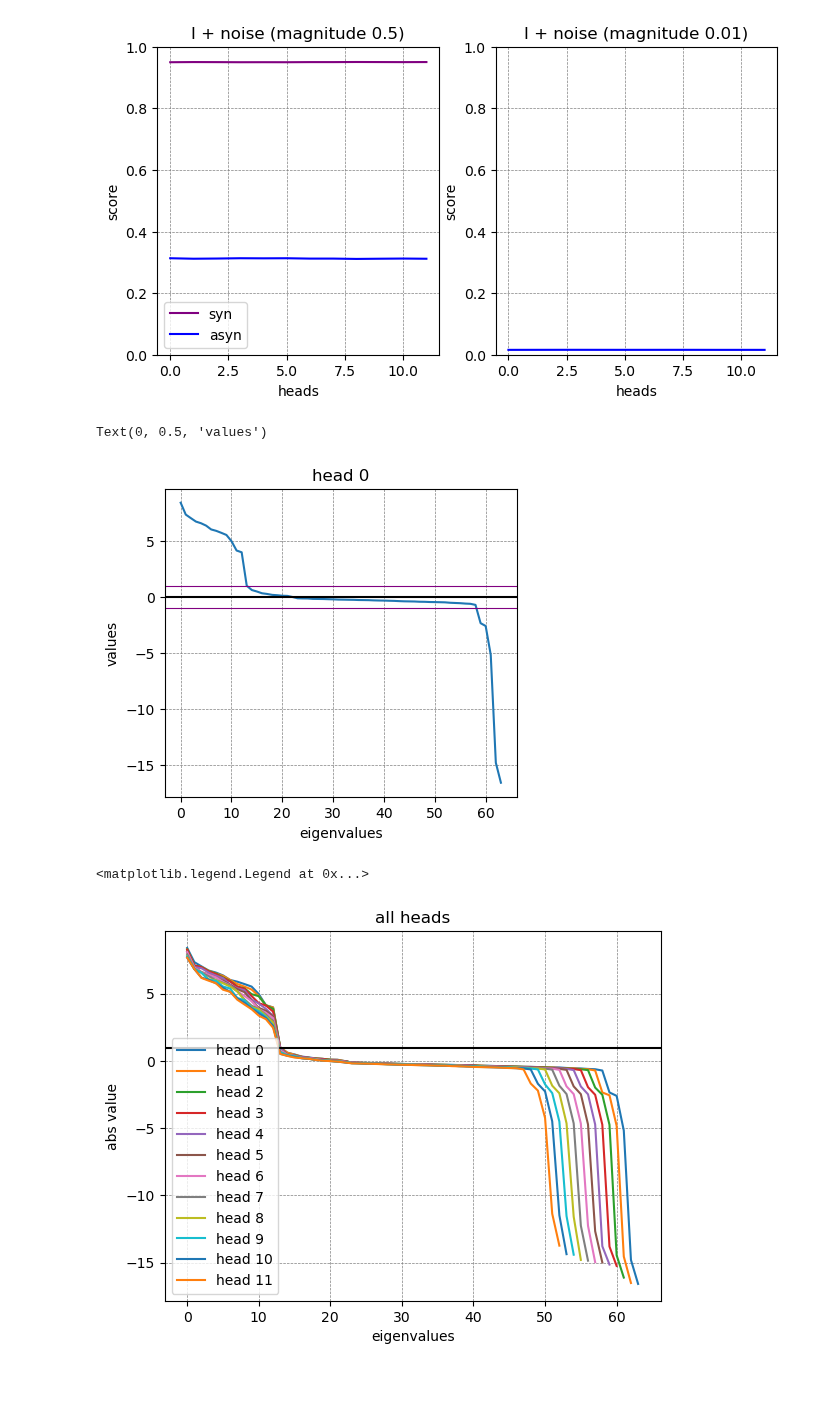
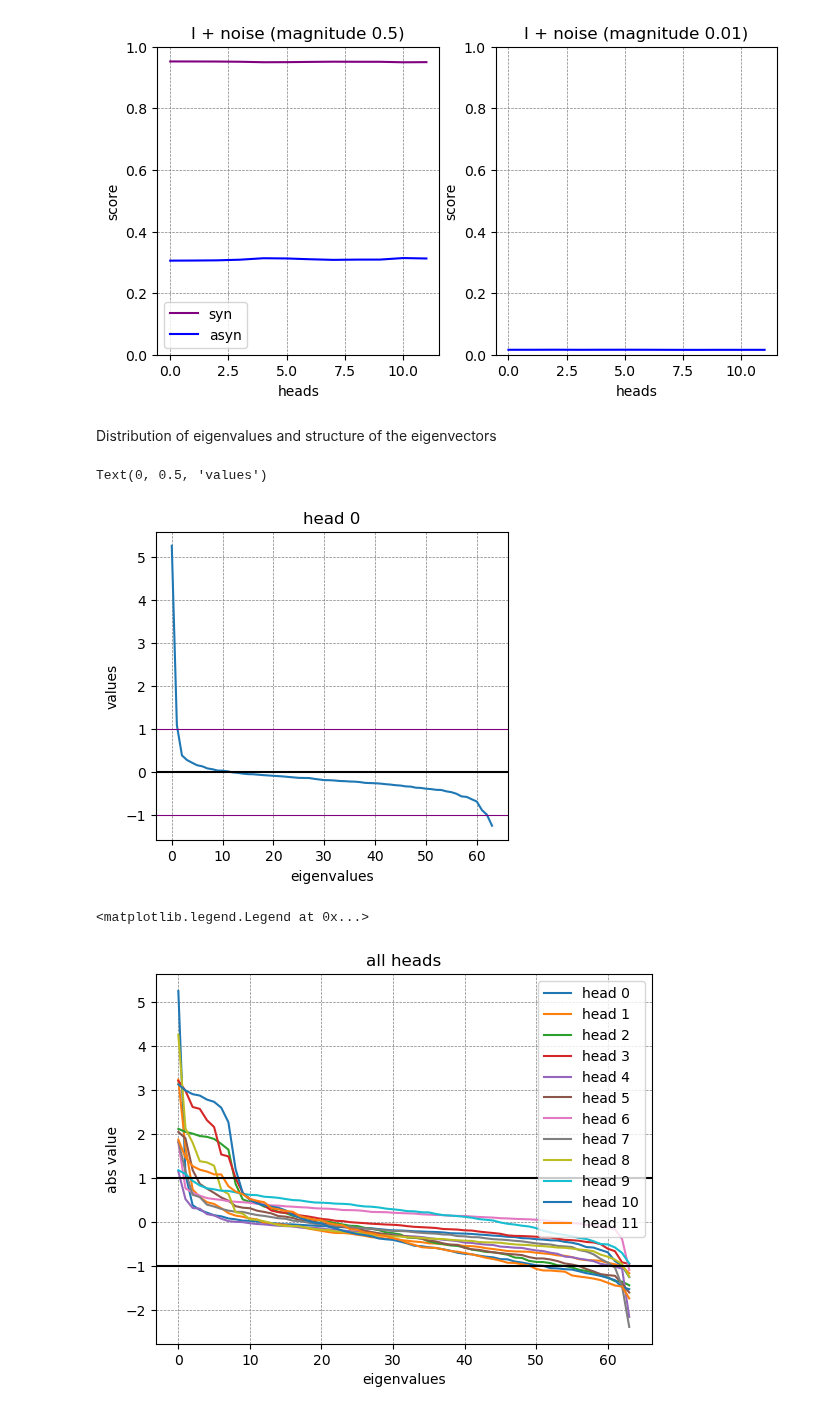
Before and after one commit to matteosaponati/attention-geometry, a Jupyter notebook: examples/BERT_quadratic_form.ipynb, the cells around one changed output. Drawn from its saved outputs; the diff is of its cells as text; code cells hidden in the pictures; blank space fills up the shorter version.

Commit message:
BERT: correct typo in quadratic form, add anaylsis on skew-sym part

```diff
--- a/examples/BERT_quadratic_form.ipynb
+++ b/examples/BERT_quadratic_form.ipynb
@@ -159,40 +157,44 @@ plt.ylim(0,1)
 plt.grid(color = 'gray', linestyle = '--', linewidth = 0.5)
 # %% [output]
 [figure]
+# %% [markdown]
+Distribution of eigenvalues and structure of the eigenvectors
 # %%
 def get_components(A):
     S = .5 * (A + A.T)
     N = .5 * (A - A.T)
     return S, N
 
-def get_blocks(h,dh,A):
+def get_blocks(d,dh,A):
     SList = []
     NList = []
-    for head in range(h):
-        S, N = get_components(A[ head:head+dh, head:head+dh ])
+    for head in range(0,d,dh):
+        S, N = get_components(A[head:head+dh,
+                                head:head+dh])
         SList.append(S)
         NList.append(N)
     return SList, NList
 
-def eigen_blocks(h,dh,A):
-    eigenvalues = []
-    for j in range(h):
-        eigenvalues.append(np.linalg.eigvals(A[ j:j+dh , j:j+dh ]))
-    return eigenvalues
-
-layer = 2
-S, N = get_blocks(h,dh,M[layer])
-eigenvalues = eigen_blocks(h,dh,S[layer])
+def eigen_blocks(A):
+    return np.linalg.eigvals(A)
+# %%
+"""
+SYMMETRIC PART
+"""
+
+layer = 0
+S, _ = get_blocks(d,dh,M[layer])
 # %%
 'eigenvalue distribution on the unit circle for a given head'
 head = 0
+eigenvalues = eigen_blocks(S[head])
 
 # plot
 plt.figure(figsize=(10,4))
 
 plt.subplot(1,2,2)
 plt.title('head '+str(head))
-plt.plot(np.sort(eigenvalues[head])[::-1])
+plt.plot(np.sort(eigenvalues)[::-1])
 plt.grid(color = 'gray', linestyle = '--', linewidth = 0.5)
 plt.axhline(y=0,color='k')
 plt.axhline(y=1,color='purple',linewidth=.8)
@@ -201,21 +203,23 @@ plt.xlabel('eigenvalues')
 plt.ylabel('values')
 # %% [output]
 Text(0, 0.5, 'values')
-[figure, old version]
+[figure, new version]
 # %%
 'distribution of eigenvalues magnitudes across all heads'
 
 plt.title('all heads')
 for head in range(h):
-    plt.plot(np.sort(eigenvalues[head])[::-1],label = 'head '+str(head))
+    eigenvalues = eigen_blocks(S[head])
+    plt.plot(np.sort(eigenvalues)[::-1],label = 'head '+str(head))
 plt.grid(color = 'gray', linestyle = '--', linewidth = 0.5)
 plt.axhline(y=1,color='k')
+plt.axhline(y=-1,color='k')
 plt.xlabel('eigenvalues')
 plt.ylabel('abs value')
 plt.legend()
 # %% [output]
 <matplotlib.legend.Legend at 0x...>
-[figure, old version]
+[figure, new version]
 # %%
 """
 eigenvalues distribution across the network layers
```
Also changed, not shown: parts of 10 cells of this notebook.
